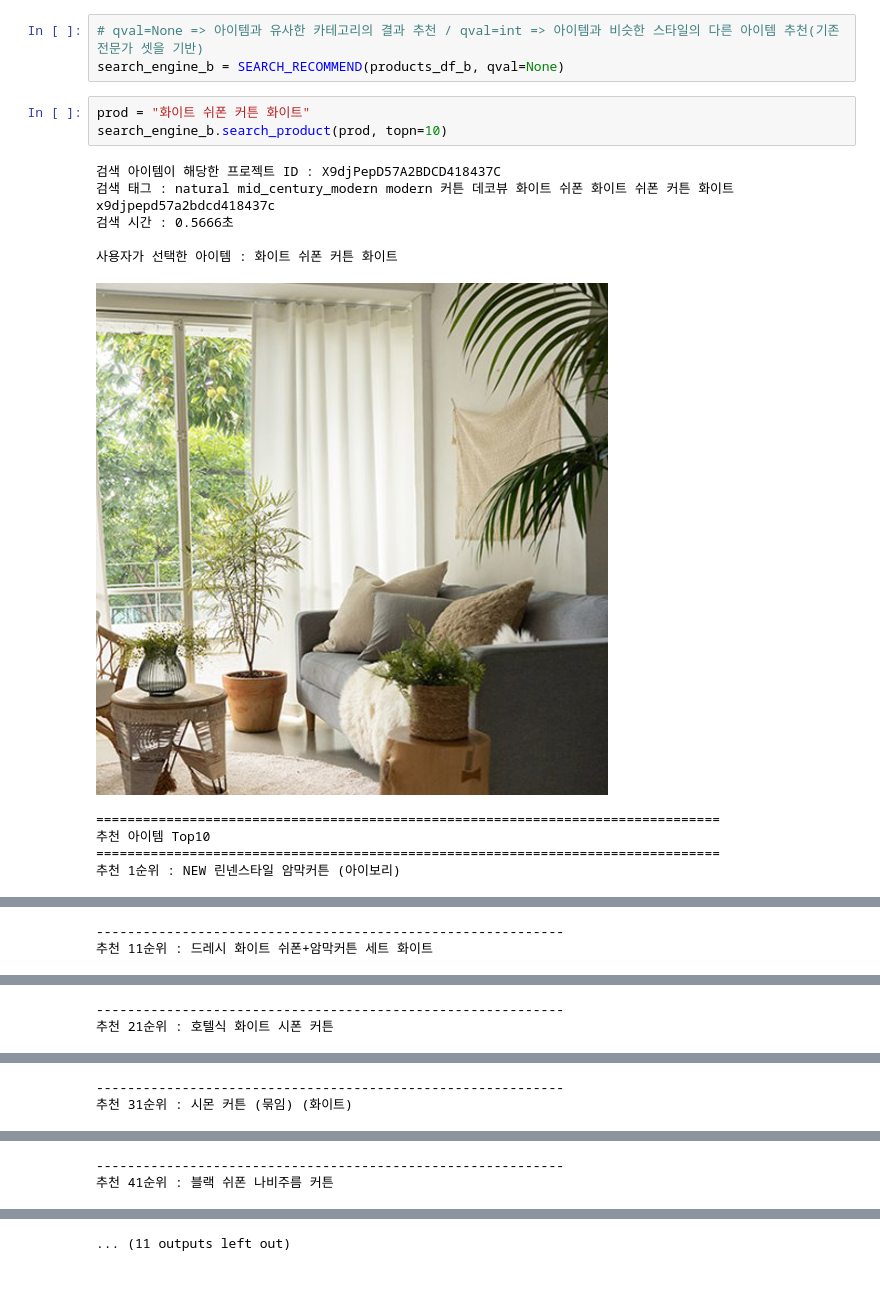
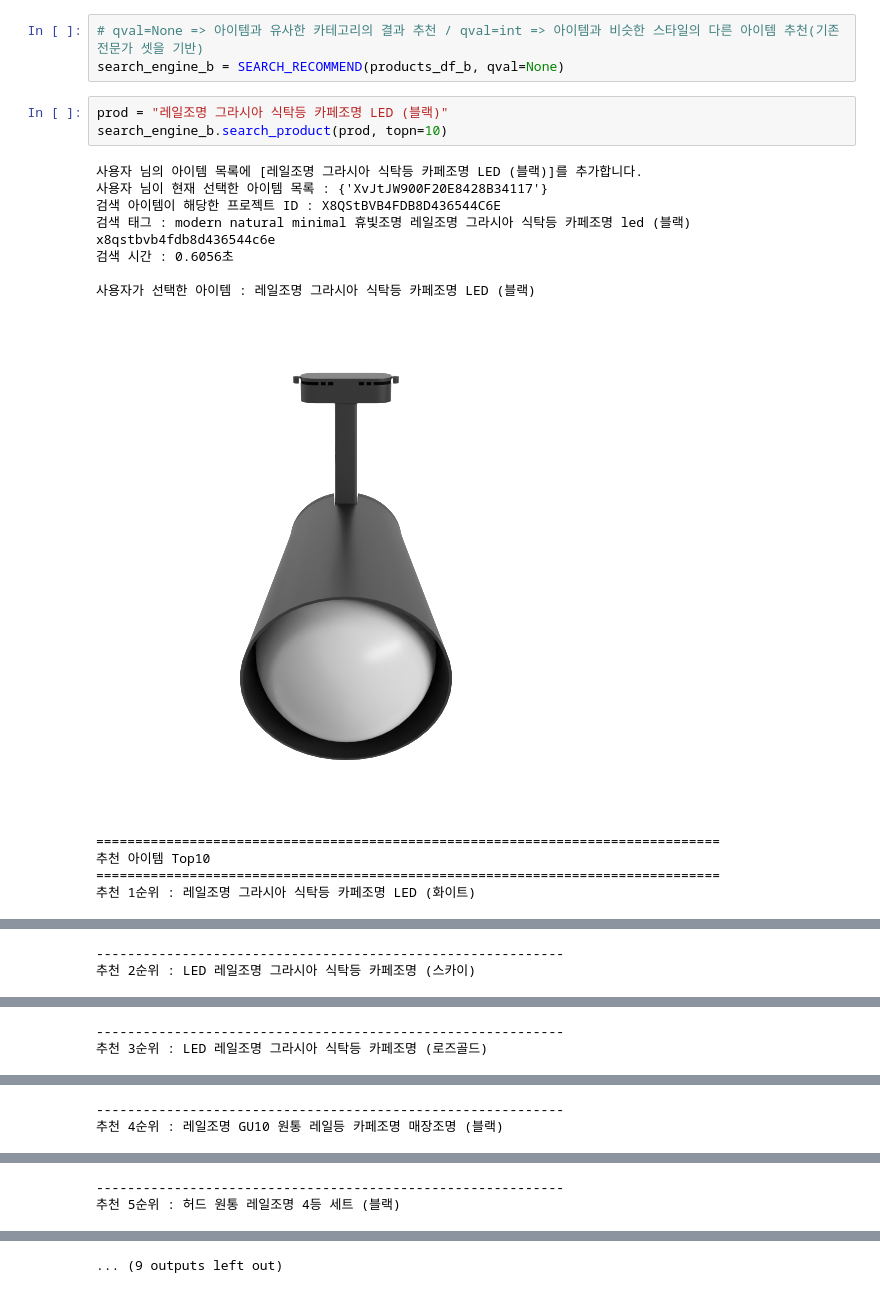
Before and after one commit to comsa33/Recommedation_System, a Jupyter notebook: text-distance.ipynb, the cells around one changed output, grey strips where cells are left out. Drawn from its saved outputs; the diff is of its cells as text.

```diff
--- a/text-distance.ipynb
+++ b/text-distance.ipynb
@@ -120,16 +179,18 @@ products_df_4.shape, products_df_b.shape
 # qval=None => 아이템과 유사한 카테고리의 결과 추천 / qval=int => 아이템과 비슷한 스타일의 다른 아이템 추천(기존 전문가 셋을 기반)
 search_engine_b = SEARCH_RECOMMEND(products_df_b, qval=None)
 # %%
-prod = "화이트 쉬폰 커튼 화이트"
+prod = "레일조명 그라시아 식탁등 카페조명 LED (블랙)"
 search_engine_b.search_product(prod, topn=10)
 # %% [output]
-검색 아이템이 해당한 프로젝트 ID : X9djPepD57A2BDCD418437C
-검색 태그 : natural mid_century_modern modern 커튼 데코뷰 화이트 쉬폰 화이트 쉬폰 커튼 화이트 x9djpepd57a2bdcd418437c
-검색 시간 : 0.5666초
+사용자 님의 아이템 목록에 [레일조명 그라시아 식탁등 카페조명 LED (블랙)]를 추가합니다.
+사용자 님이 현재 선택한 아이템 목록 : {'XvJtJW900F20E8428B34117'}
+검색 아이템이 해당한 프로젝트 ID : X8QStBVB4FDB8D436544C6E
+검색 태그 : modern natural minimal 휴빛조명 레일조명 그라시아 식탁등 카페조명 led (블랙) x8qstbvb4fdb8d436544c6e
+검색 시간 : 0.6056초
 
-사용자가 선택한 아이템 : 화이트 쉬폰 커튼 화이트
+사용자가 선택한 아이템 : 레일조명 그라시아 식탁등 카페조명 LED (블랙)
-[figure, old version]
+[figure, new version]
 ================================================================================
 추천 아이템 Top10
 ================================================================================
-추천 1순위 : NEW 린넨스타일 암막커튼 (아이보리)
+추천 1순위 : 레일조명 그라시아 식탁등 카페조명 LED (화이트)
@@ -137,2 +198,2 @@ search_engine_b.search_product(prod, topn=10)
 ------------------------------------------------------------
-추천 11순위 : 드레시 화이트 쉬폰+암막커튼 세트 화이트
+추천 2순위 : LED 레일조명 그라시아 식탁등 카페조명 (스카이)
@@ -140,2 +201,2 @@ search_engine_b.search_product(prod, topn=10)
 ------------------------------------------------------------
-추천 21순위 : 호텔식 화이트 시폰 커튼
+추천 3순위 : LED 레일조명 그라시아 식탁등 카페조명 (로즈골드)
@@ -143,2 +204,2 @@ search_engine_b.search_product(prod, topn=10)
 ------------------------------------------------------------
-추천 31순위 : 시몬 커튼 (묶임) (화이트)
+추천 4순위 : 레일조명 GU10 원통 레일등 카페조명 매장조명 (블랙)
@@ -146,2 +207,2 @@ search_engine_b.search_product(prod, topn=10)
 ------------------------------------------------------------
-추천 41순위 : 블랙 쉬폰 나비주름 커튼
+추천 5순위 : 허드 원통 레일조명 4등 세트 (블랙)
@@ -149,4 +210,4 @@ search_engine_b.search_product(prod, topn=10)
-... (11 outputs left out)
+... (9 outputs left out)
 # %%
 search_engine_b.result
 # %% [output]
```
Also changed, not shown: parts of 6 cells of this notebook.
